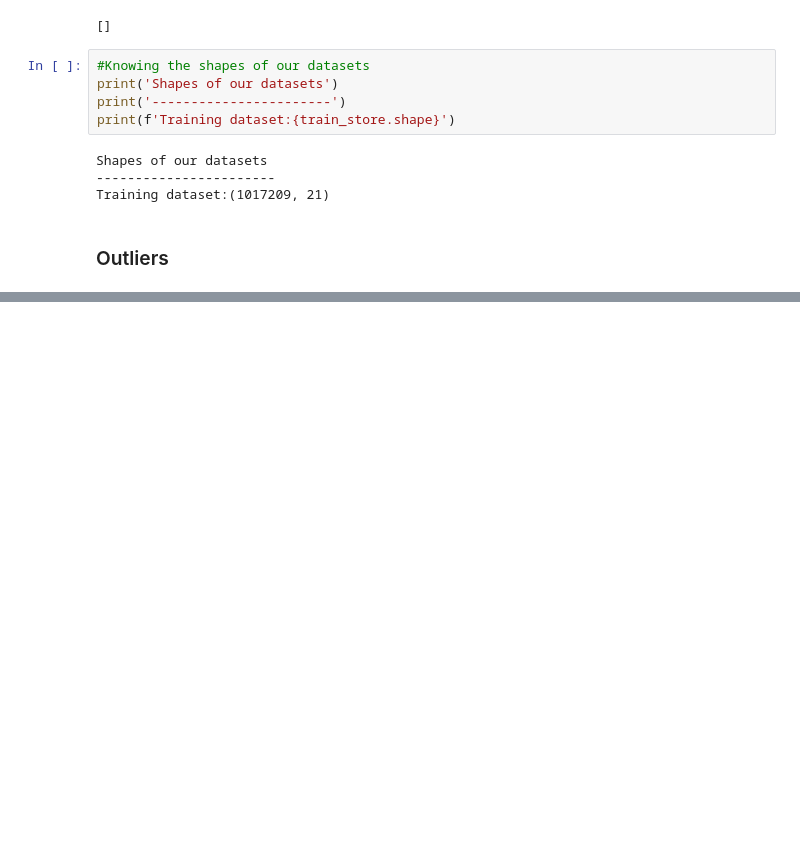
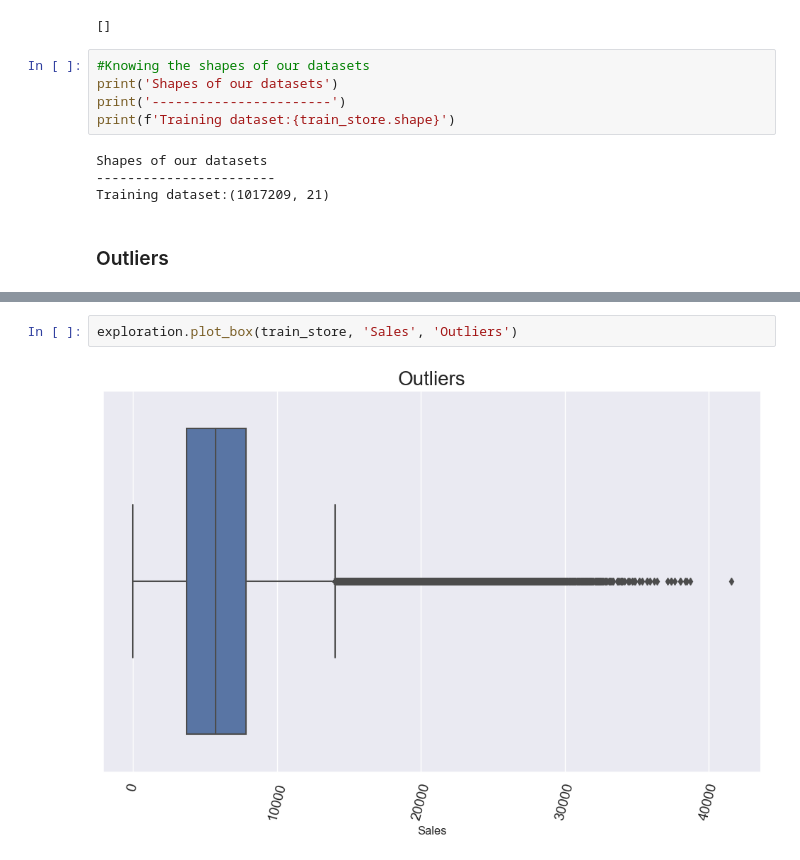
Before and after one commit to HenokD11/SalesPrediction, a Jupyter notebook: notebooks/ML_DataPrep.ipynb, the cells around one changed output, grey strips where cells are left out. Drawn from its saved outputs; the diff is of its cells as text; blank space fills up the shorter version.

```diff
--- a/notebooks/ML_DataPrep.ipynb
+++ b/notebooks/ML_DataPrep.ipynb
@@ -178,0 +184,4 @@ Training dataset:(1017209, 21)
+# %%
+exploration.plot_box(train_store, 'Sales', 'Outliers')
+# %% [output]
+[figure, added]
```
Also changed, not shown: parts of 7 cells of this notebook, 1 other file.
